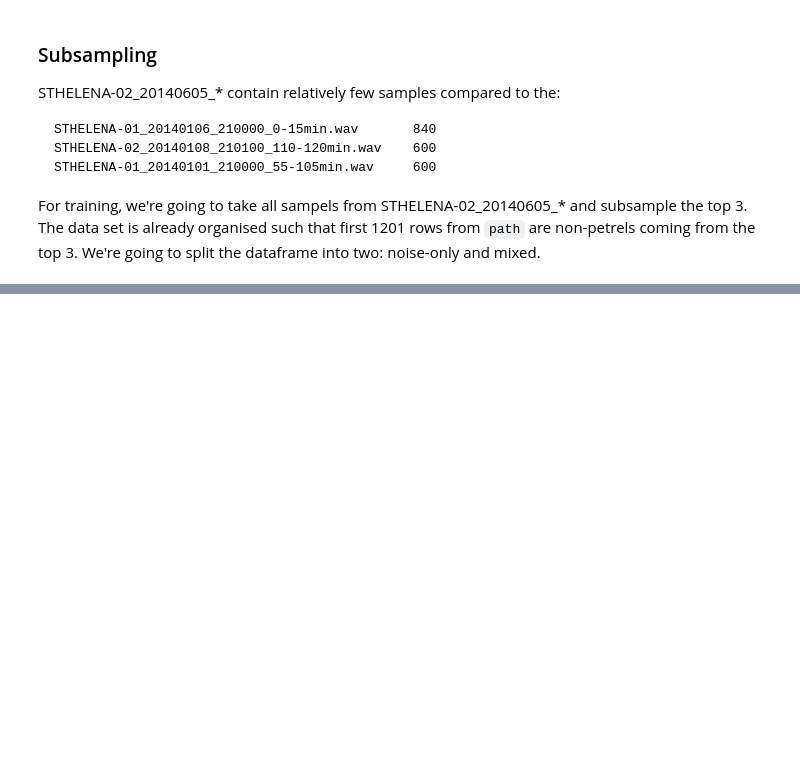
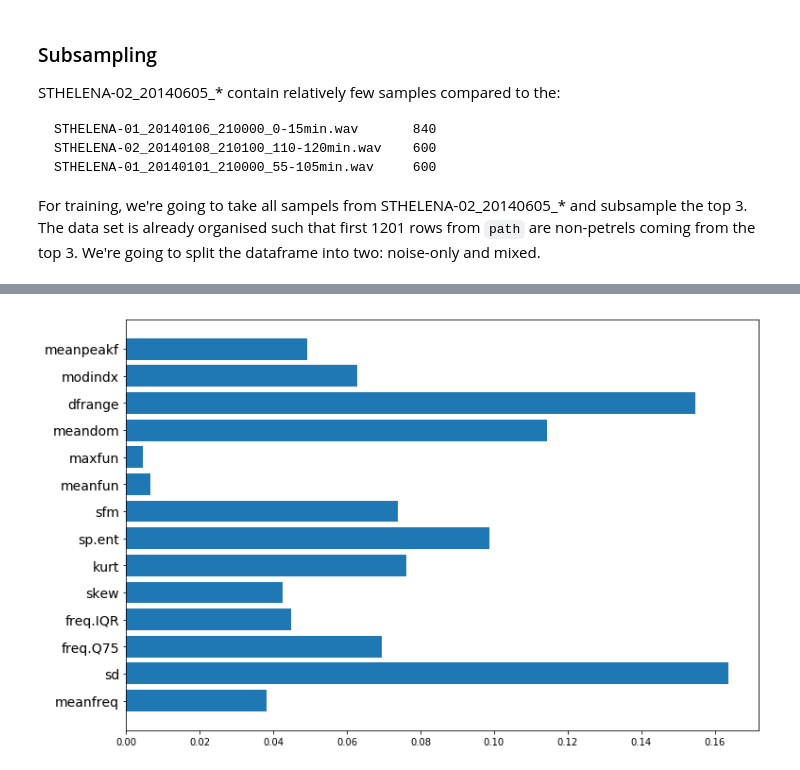
Before and after one commit to RSPB/StormPetrels, a Jupyter notebook: ML.ipynb, the cells around one changed output, grey strips where cells are left out. Drawn from its saved outputs; the diff is of its cells as text; code cells hidden in the pictures; blank space fills up the shorter version.

```diff
--- a/ML.ipynb
+++ b/ML.ipynb
@@ -86,13 +102,13 @@ X_train = scaler.fit_transform(X_train)
 X_test = scaler.transform(X_test)
 # %%
 hyperparams = {
-    'n_estimators': [100, 300],
+    'n_estimators': [100],
     'learning_rate': [0.1],
-    'gamma': [0.0, 0.5],
-    'max_depth': [2, 3, 5],
-    'min_child_weight': [1, 2],
-    'subsample': [1, 0.8],
-    'reg_alpha': [0, 0.1],
+    'gamma': [0.0],
+    'max_depth': [3],
+    'min_child_weight': [2],
+    'subsample': [0.8],
+    'reg_alpha': [0.1],
     'reg_lambda': [1]
 }
 # %%
@@ -131,0 +206,9 @@ experiment.log_figure('Confusion matrix', cmf_fig)
+# %%
+fig, ax = plt.subplots(figsize=(12,8))
+names = list(df.columns.values)
+y_pos = range(len(names))
+plt.barh(y_pos, estimator.feature_importances_)
+ax.set_yticks(y_pos)
+_ = ax.set_yticklabels(names, fontsize=14)
+# %% [output]
+[figure, added]
```
Also changed, not shown: parts of 27 cells of this notebook, 3 other files.
